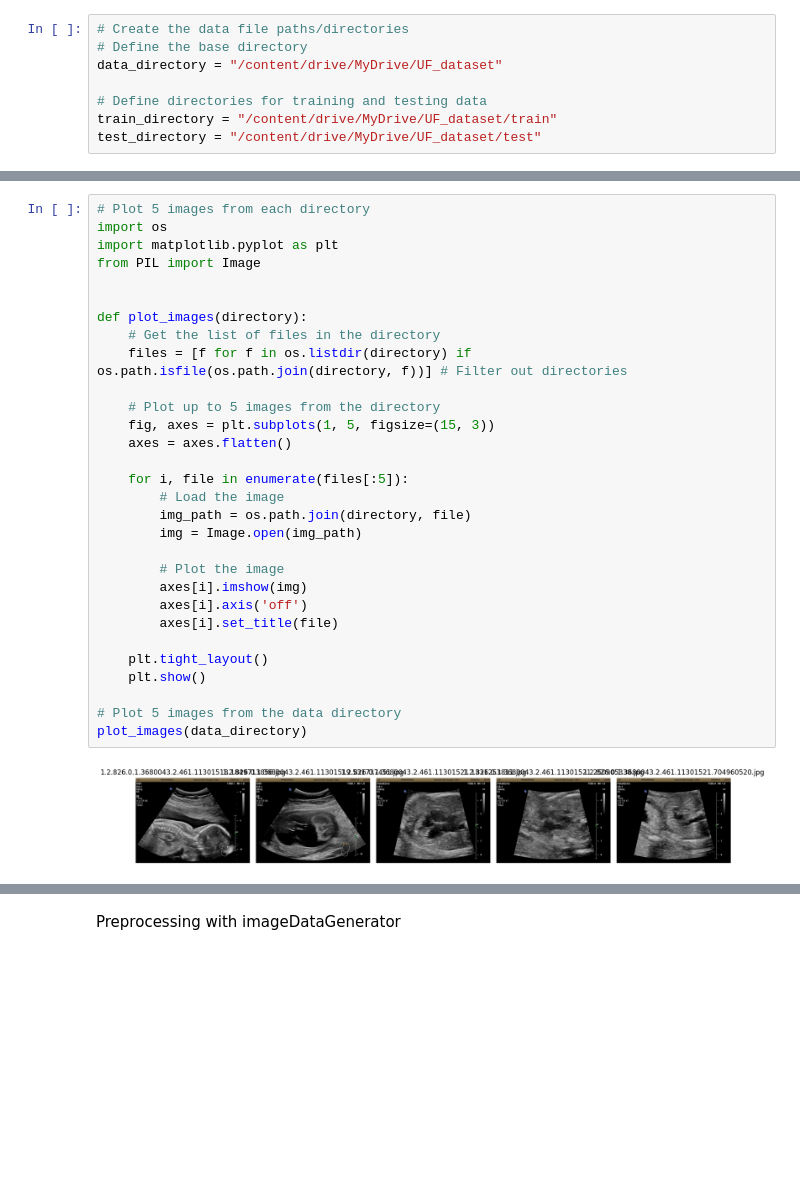
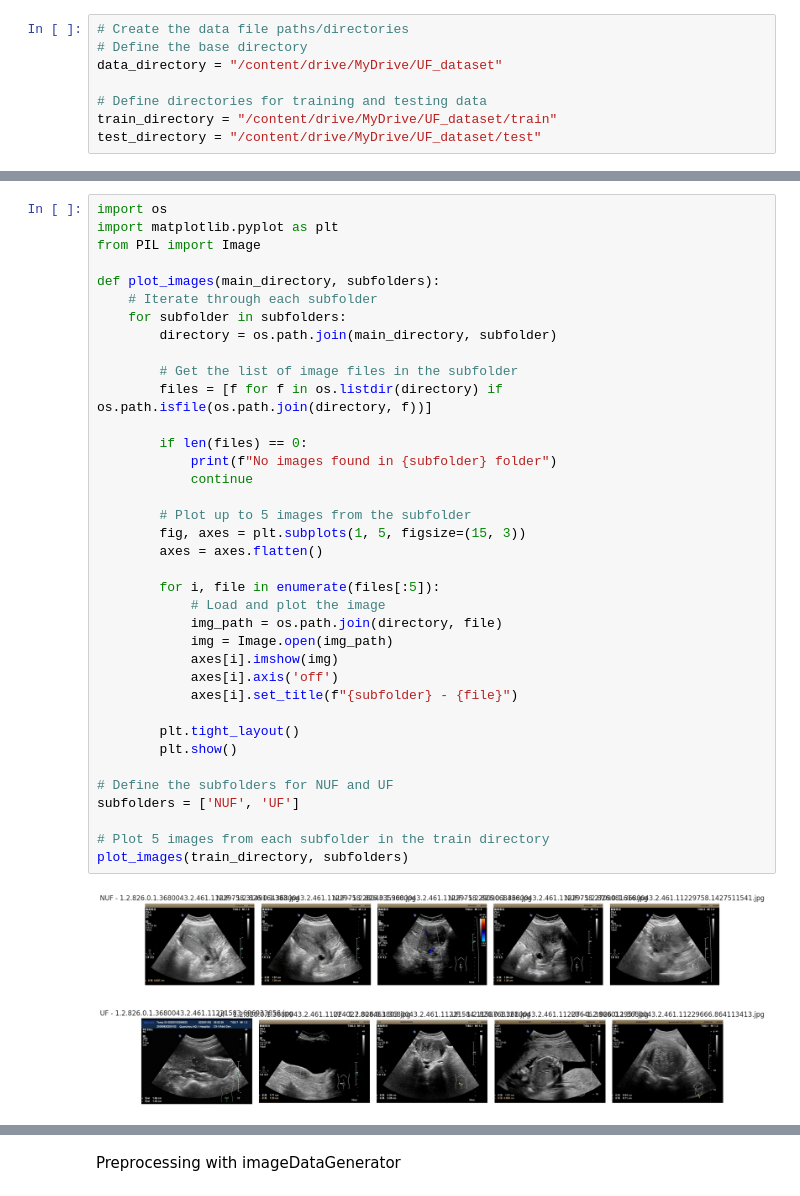
Before and after one commit to DrPaulaEkene/Binary_Classification_Of_Uterine-Myoma_ltrasound_Via_ResNet50_And_MobileNet, a Jupyter notebook: Final_Project_Uterine_Myoma_(Uterine_fibroids)_Ultrasound_image_classification_with_ResNet50_and_MobileNet.ipynb, the cells around one changed output, grey strips where cells are left out. Cells and saved outputs as stored; diff of their text form; blank space fills up the shorter version.

```diff
--- a/Final_Project_Uterine_Myoma_(Uterine_fibroids)_Ultrasound_image_classification_with_ResNet50_and_MobileNet.ipynb
+++ b/Final_Project_Uterine_Myoma_(Uterine_fibroids)_Ultrasound_image_classification_with_ResNet50_and_MobileNet.ipynb
@@ -227,35 +227,43 @@ plt.show()
 # %%
-# Plot 5 images from each directory
 import os
 import matplotlib.pyplot as plt
 from PIL import Image
 
+def plot_images(main_directory, subfolders):
+    # Iterate through each subfolder
+    for subfolder in subfolders:
+        directory = os.path.join(main_directory, subfolder)
 
-def plot_images(directory):
-    # Get the list of files in the directory
-    files = [f for f in os.listdir(directory) if os.path.isfile(os.path.join(directory, f))] # Filter out directories
+        # Get the list of image files in the subfolder
+        files = [f for f in os.listdir(directory) if os.path.isfile(os.path.join(directory, f))]
 
-    # Plot up to 5 images from the directory
-    fig, axes = plt.subplots(1, 5, figsize=(15, 3))
-    axes = axes.flatten()
+        if len(files) == 0:
+            print(f"No images found in {subfolder} folder")
+            continue
 
-    for i, file in enumerate(files[:5]):
-        # Load the image
-        img_path = os.path.join(directory, file)
-        img = Image.open(img_path)
+        # Plot up to 5 images from the subfolder
+        fig, axes = plt.subplots(1, 5, figsize=(15, 3))
+        axes = axes.flatten()
 
-        # Plot the image
-        axes[i].imshow(img)
-        axes[i].axis('off')
-        axes[i].set_title(file)
+        for i, file in enumerate(files[:5]):
+            # Load and plot the image
+            img_path = os.path.join(directory, file)
+            img = Image.open(img_path)
+            axes[i].imshow(img)
+            axes[i].axis('off')
+            axes[i].set_title(f"{subfolder} - {file}")
 
-    plt.tight_layout()
-    plt.show()
+        plt.tight_layout()
+        plt.show()
 
-# Plot 5 images from the data directory
-plot_images(data_directory)
+# Define the subfolders for NUF and UF
+subfolders = ['NUF', 'UF']
+
+# Plot 5 images from each subfolder in the train directory
+plot_images(train_directory, subfolders)
 # %% [output]
-[figure, old version]
+[figure, new version]
+[figure, added]
 # %%
 from collections import defaultdict
 import numpy as np
```
Also changed, not shown: parts of 43 cells of this notebook.
